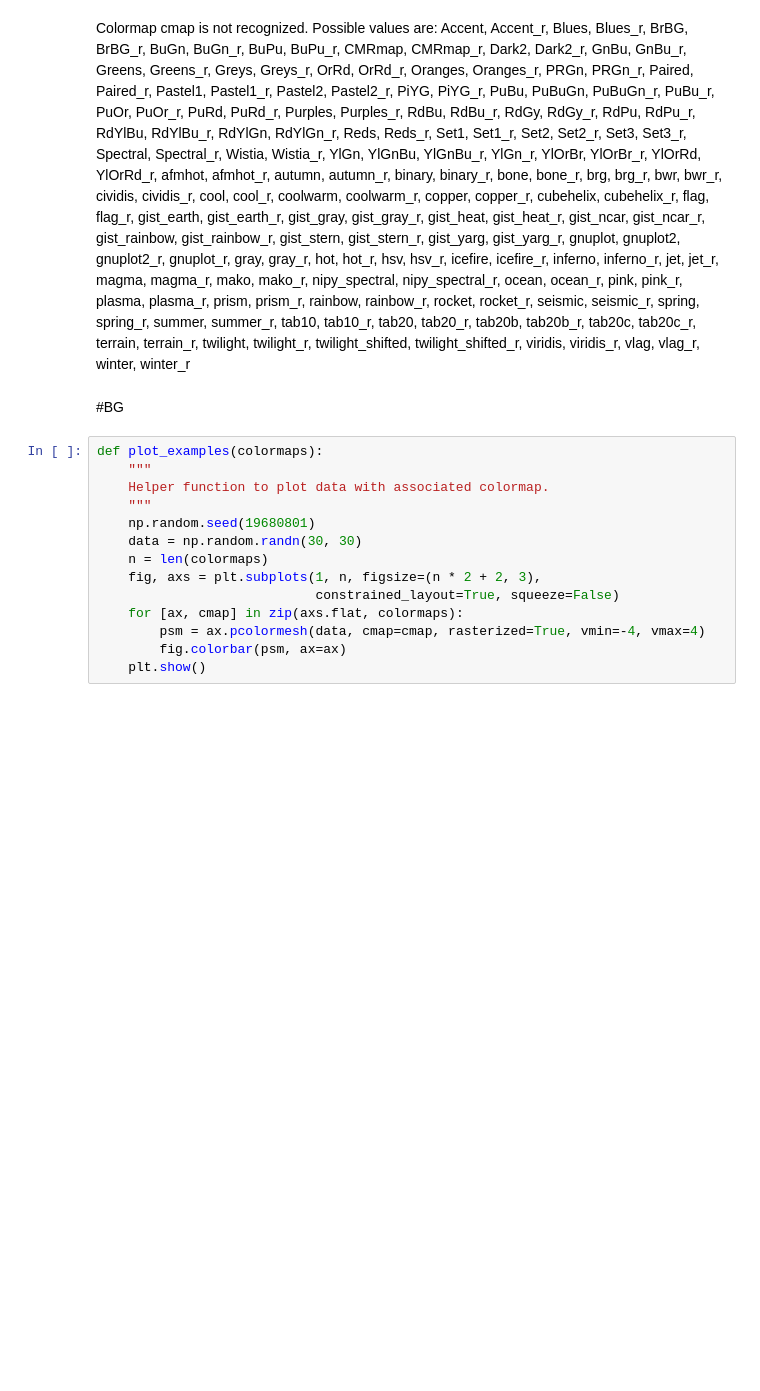
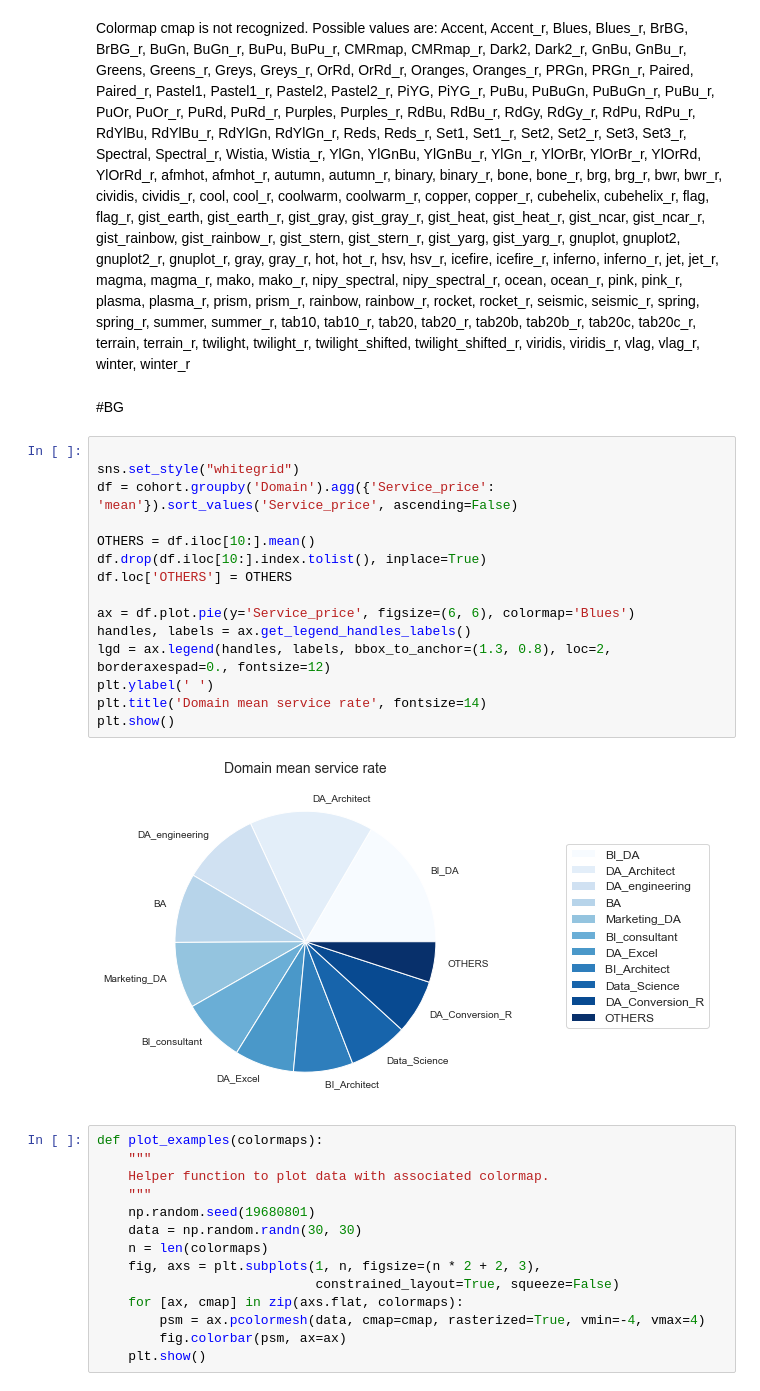
Before and after one commit to simofleanta/Data_coding_preparations, a Jupyter notebook: crosstab.ipynb, the cells around one changed output. Cells and saved outputs as stored; diff of their text form; blank space fills up the shorter version.

```diff
--- a/crosstab.ipynb
+++ b/crosstab.ipynb
@@ -86,5 +86,22 @@ Colormap cmap is not recognized. Possible values are: Accent, Accent_r, Blues, B
 # %% [markdown]
 #BG
+# %%
+
+sns.set_style("whitegrid")
+df = cohort.groupby('Domain').agg({'Service_price': 'mean'}).sort_values('Service_price', ascending=False)
+
+OTHERS = df.iloc[10:].mean()
+df.drop(df.iloc[10:].index.tolist(), inplace=True)
+df.loc['OTHERS'] = OTHERS
+
+ax = df.plot.pie(y='Service_price', figsize=(6, 6), colormap='Blues')
+handles, labels = ax.get_legend_handles_labels()
+lgd = ax.legend(handles, labels, bbox_to_anchor=(1.3, 0.8), loc=2, borderaxespad=0., fontsize=12)
+plt.ylabel(' ')
+plt.title('Domain mean service rate', fontsize=14)
+plt.show()
+# %% [output]
+[figure, added]
 # %%
 def plot_examples(colormaps):
     """
```
Also changed, not shown: parts of 1 cell of this notebook, 1 other file.
